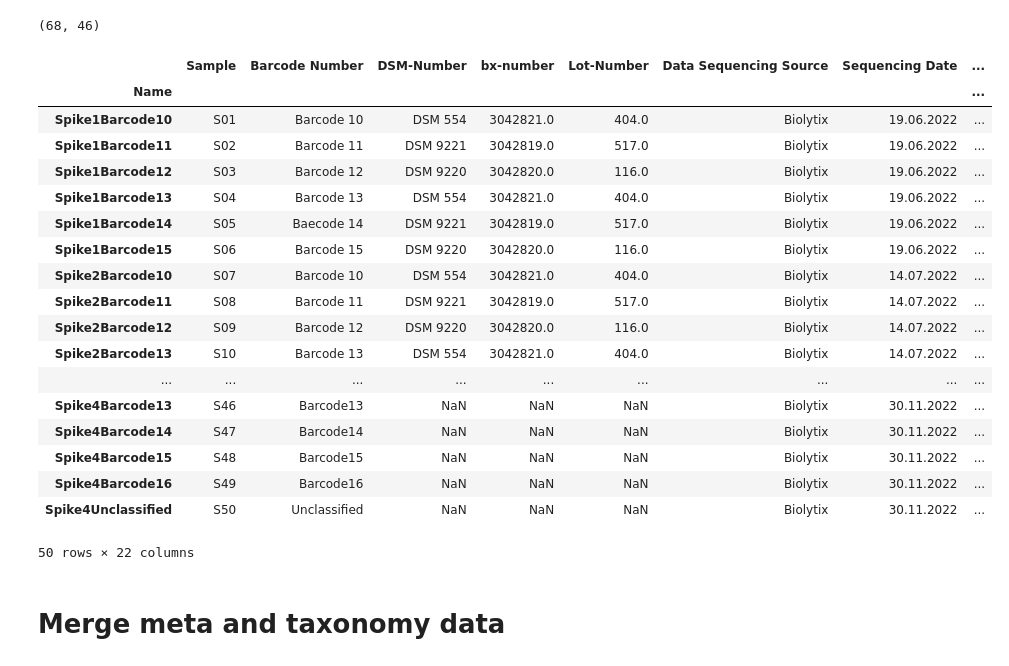
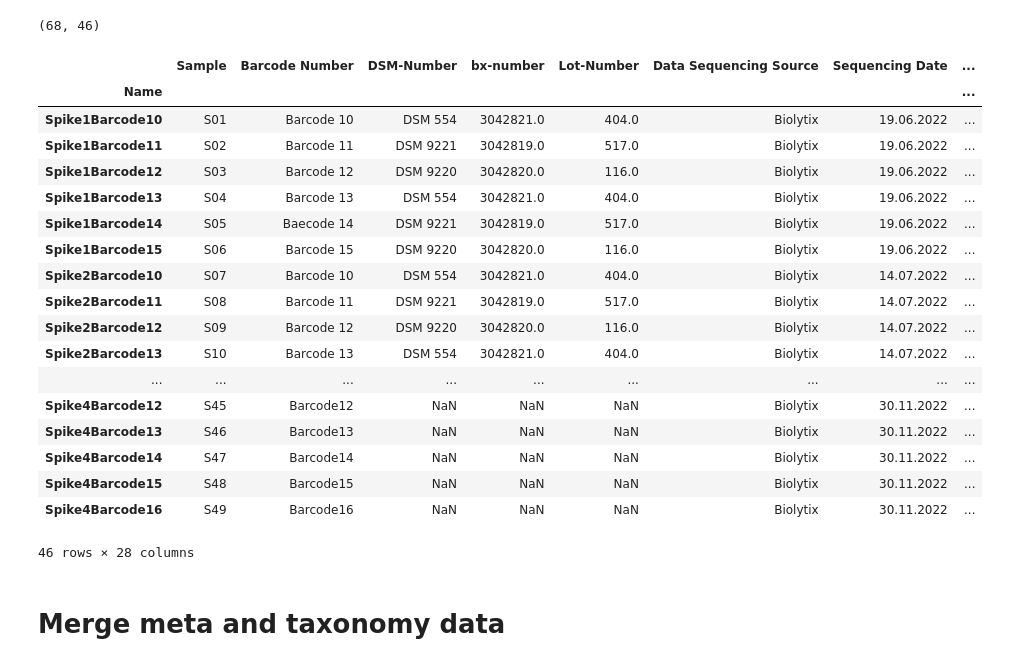
Before and after one commit to usegalaxy-eu/PathoGFAIR, a Jupyter notebook: src/taxonomy_heatmap_from_collection.ipynb, the cells around one changed output. Cells and saved outputs as stored; diff of their text form; code cells hidden in the pictures.

```diff
--- a/src/taxonomy_heatmap_from_collection.ipynb
+++ b/src/taxonomy_heatmap_from_collection.ipynb
@@ -116,7 +116,7 @@ main_df = main_df.transpose()
 (68, 46)
 # %%
 # add metadata
-meta_df = pd.read_excel(open('data/Foodborne pathogen detection paper - Data Analysis.xlsx', 'rb'), sheet_name='Biolytix Spiked')
+meta_df = pd.read_excel(open('data/FoodbornePathogenDetectionDataAnalysis.xlsx', 'rb'), sheet_name='Biolytix Spiked')
 meta_df.set_index("Galaxy ID", inplace=True)
 meta_df.index.name = "Name"
 
@@ -143,43 +143,43 @@ def ct_value(ct):
     except:
         return(f"CT: NA")
 
-meta_df["CT tag"] = meta_df["CT Value"].apply(ct_value)
+meta_df["CT tag"] = meta_df["CT"].apply(ct_value)
 meta_df
 
 # add CFU to output
 def cfu_value(cfu):
     try:
         int(cfu)
         number = '{:.1e}'.format(cfu)
         return(f"CFU: {number}")
     except:
         return(f"CFU: NA")
 
 meta_df["CFU tag"] = meta_df["CFU"].apply(cfu_value)
 
 # complete tag
 meta_df["Sample Description"] = meta_df["Short Strain"] + " " + meta_df["Enrichment Tag"] + " " + meta_df["CT tag"] + " " + meta_df["CFU tag"]
 meta_df
 # %% [output]
 |  | Sample | Barcode Number | DSM-Number | bx-number | Lot-Number | Data Sequencing Source | Sequencing Date | ... |
 | Name |  |  |  |  |  |  |  | ... |
 | Spike1Barcode10 | S01 | Barcode 10 | DSM 554 | 3042821.0 | 404.0 | Biolytix | 19.06.2022 | ... |
 | Spike1Barcode11 | S02 | Barcode 11 | DSM 9221 | 3042819.0 | 517.0 | Biolytix | 19.06.2022 | ... |
 | Spike1Barcode12 | S03 | Barcode 12 | DSM 9220 | 3042820.0 | 116.0 | Biolytix | 19.06.2022 | ... |
 | Spike1Barcode13 | S04 | Barcode 13 | DSM 554 | 3042821.0 | 404.0 | Biolytix | 19.06.2022 | ... |
 | Spike1Barcode14 | S05 | Baecode 14 | DSM 9221 | 3042819.0 | 517.0 | Biolytix | 19.06.2022 | ... |
 | Spike1Barcode15 | S06 | Barcode 15 | DSM 9220 | 3042820.0 | 116.0 | Biolytix | 19.06.2022 | ... |
 | Spike2Barcode10 | S07 | Barcode 10 | DSM 554 | 3042821.0 | 404.0 | Biolytix | 14.07.2022 | ... |
 | Spike2Barcode11 | S08 | Barcode 11 | DSM 9221 | 3042819.0 | 517.0 | Biolytix | 14.07.2022 | ... |
 | Spike2Barcode12 | S09 | Barcode 12 | DSM 9220 | 3042820.0 | 116.0 | Biolytix | 14.07.2022 | ... |
 | Spike2Barcode13 | S10 | Barcode 13 | DSM 554 | 3042821.0 | 404.0 | Biolytix | 14.07.2022 | ... |
 | ... | ... | ... | ... | ... | ... | ... | ... | ... |
+| Spike4Barcode12 | S45 | Barcode12 | NaN | NaN | NaN | Biolytix | 30.11.2022 | ... |
 | Spike4Barcode13 | S46 | Barcode13 | NaN | NaN | NaN | Biolytix | 30.11.2022 | ... |
 | Spike4Barcode14 | S47 | Barcode14 | NaN | NaN | NaN | Biolytix | 30.11.2022 | ... |
 | Spike4Barcode15 | S48 | Barcode15 | NaN | NaN | NaN | Biolytix | 30.11.2022 | ... |
 | Spike4Barcode16 | S49 | Barcode16 | NaN | NaN | NaN | Biolytix | 30.11.2022 | ... |
-| Spike4Unclassified | S50 | Unclassified | NaN | NaN | NaN | Biolytix | 30.11.2022 | ... |
-50 rows × 22 columns
+46 rows × 28 columns
 # %% [markdown]
 # Merge meta and taxonomy data
 # %%
```
Also changed, not shown: parts of 2 cells of this notebook, 7 other files.
